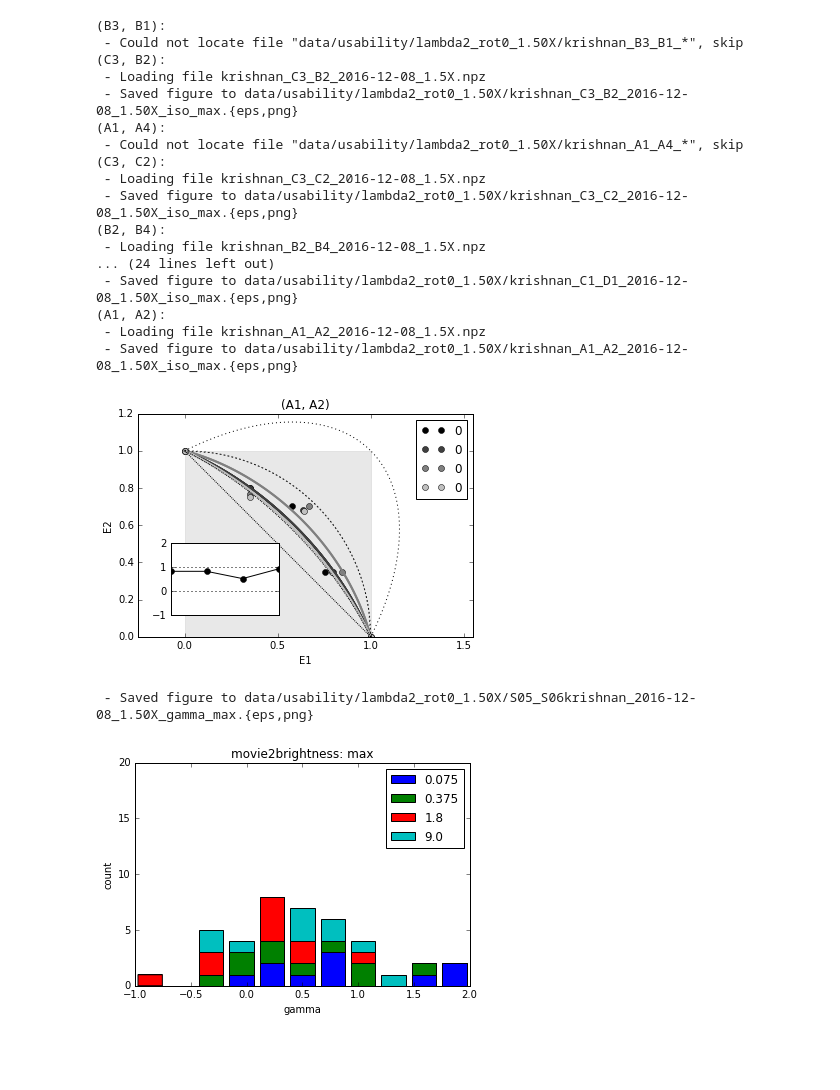
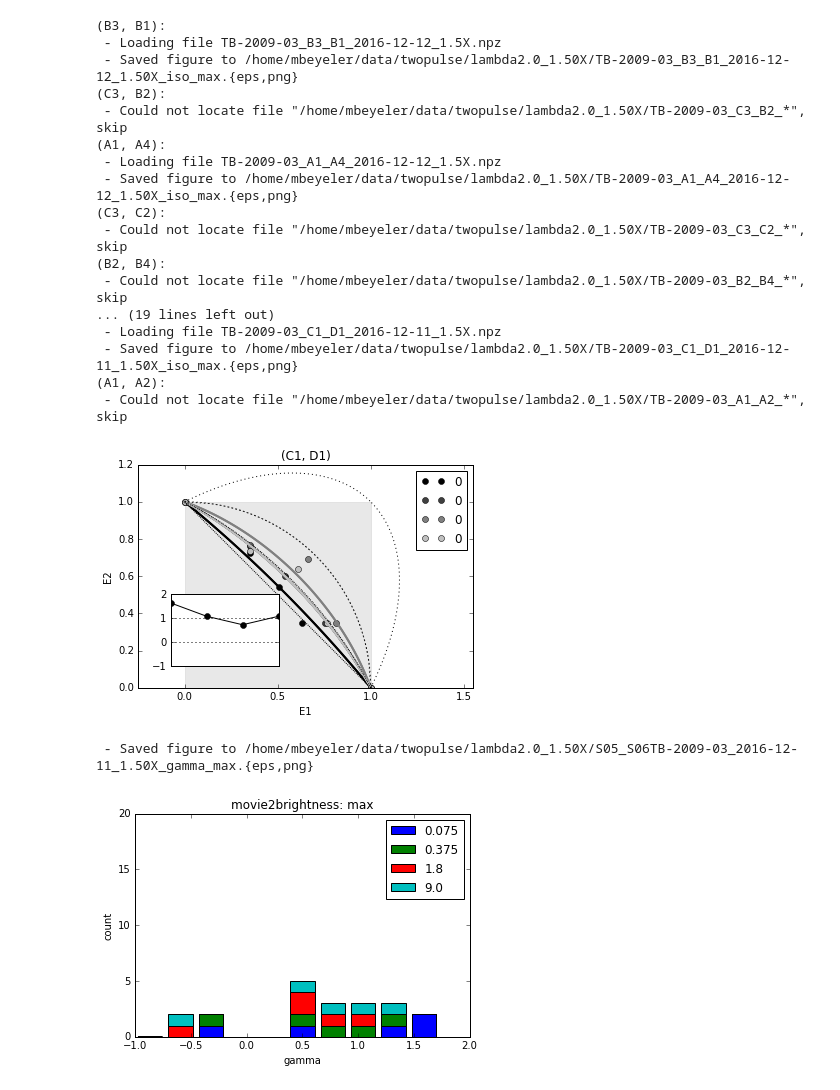
Before and after one commit to mbeyeler/pulse2percept, a Jupyter notebook: examples/notebooks/1.2-mb-exp-Horsager2011-analyze.ipynb, the cells around one changed output. Cells and saved outputs as stored; diff of their text form; code cells hidden in the pictures; blank space fills up the shorter version.

```diff
--- a/examples/notebooks/1.2-mb-exp-Horsager2011-analyze.ipynb
+++ b/examples/notebooks/1.2-mb-exp-Horsager2011-analyze.ipynb
@@ -243,8 +243,8 @@ for file in os.listdir(datapath):
 # Load simulated data
 
 mode = 'max'
-datapath = 'data/usability/lambda2_rot0_1.50X/'
-prefix = 'krishnan'
+datapath = '/home/mbeyeler/data/twopulse/lambda2.0_1.50X/'
+prefix = 'TB-2009-03'
 
 # all S06 + S05
 name_E1 = ['B3','C3','A1','C3','B2','B3','C1','A1','A4','C2','C4','A2',    'C3','C1','A1']
@@ -261,50 +261,50 @@ for E1, E2 in zip(name_E1, name_E2):
     filestr = '%s_%s_%s_' % (prefix, E1, E2)
     filename = find_file(datapath, filestr)
 
     if filename == '':
         print(' - Could not locate file "' + datapath + filestr + '*", skip')
         continue
     else:
         print(' - Loading file ' + filename)
 
     exp_data = np.load(datapath + filename)
     data = exp_data['data'][()]
     exp_params = exp_data['exp_params'][()]
 
     # calculate isobrightness curve
     amp1, amp2, gamma = get_isobrightness(data, exp_params, mode=mode, verbose=False)
     all_amp1.append(amp1)
     all_amp2.append(amp2)
     all_gamma.append(gamma)
     all_labels.append(E1 + '_' + E2)
 
     # find delays from file specs
     delay = np.unique(data['cond3']['delay'])
     plot_isobrightness(amp1, amp2, gamma, delay, exp_params, save_dir=datapath)
 # %% [output]
 (B3, B1):
- - Could not locate file "data/usability/lambda2_rot0_1.50X/krishnan_B3_B1_*", skip
+ - Loading file TB-2009-03_B3_B1_2016-12-12_1.5X.npz
+ - Saved figure to /home/mbeyeler/data/twopulse/lambda2.0_1.50X/TB-2009-03_B3_B1_2016-12-12_1.50X_iso_max.{eps,png}
 (C3, B2):
- - Loading file krishnan_C3_B2_2016-12-08_1.5X.npz
- - Saved figure to data/usability/lambda2_rot0_1.50X/krishnan_C3_B2_2016-12-08_1.50X_iso_max.{eps,png}
+ - Could not locate file "/home/mbeyeler/data/twopulse/lambda2.0_1.50X/TB-2009-03_C3_B2_*", skip
 (A1, A4):
- - Could not locate file "data/usability/lambda2_rot0_1.50X/krishnan_A1_A4_*", skip
+ - Loading file TB-2009-03_A1_A4_2016-12-12_1.5X.npz
+ - Saved figure to /home/mbeyeler/data/twopulse/lambda2.0_1.50X/TB-2009-03_A1_A4_2016-12-12_1.50X_iso_max.{eps,png}
 (C3, C2):
- - Loading file krishnan_C3_C2_2016-12-08_1.5X.npz
- - Saved figure to data/usability/lambda2_rot0_1.50X/krishnan_C3_C2_2016-12-08_1.50X_iso_max.{eps,png}
+ - Could not locate file "/home/mbeyeler/data/twopulse/lambda2.0_1.50X/TB-2009-03_C3_C2_*", skip
 (B2, B4):
- - Loading file krishnan_B2_B4_2016-12-08_1.5X.npz
-... (24 lines left out)
- - Saved figure to data/usability/lambda2_rot0_1.50X/krishnan_C1_D1_2016-12-08_1.50X_iso_max.{eps,png}
+ - Could not locate file "/home/mbeyeler/data/twopulse/lambda2.0_1.50X/TB-2009-03_B2_B4_*", skip
+... (19 lines left out)
+ - Loading file TB-2009-03_C1_D1_2016-12-11_1.5X.npz
+ - Saved figure to /home/mbeyeler/data/twopulse/lambda2.0_1.50X/TB-2009-03_C1_D1_2016-12-11_1.50X_iso_max.{eps,png}
 (A1, A2):
- - Loading file krishnan_A1_A2_2016-12-08_1.5X.npz
- - Saved figure to data/usability/lambda2_rot0_1.50X/krishnan_A1_A2_2016-12-08_1.50X_iso_max.{eps,png}
+ - Could not locate file "/home/mbeyeler/data/twopulse/lambda2.0_1.50X/TB-2009-03_A1_A2_*", skip
-[figure, old version]
+[figure, new version]
 # %%
 plot_gamma(all_gamma, delay, mode, prefix='S05_S06', save_dir=datapath)
 # %% [output]
- - Saved figure to data/usability/lambda2_rot0_1.50X/S05_S06krishnan_2016-12-08_1.50X_gamma_max.{eps,png}
+ - Saved figure to /home/mbeyeler/data/twopulse/lambda2.0_1.50X/S05_S06TB-2009-03_2016-12-11_1.50X_gamma_max.{eps,png}
-[figure, old version]
+[figure, new version]
 # %%
 plot_gamma(alan_gamma, delay, mode, prefix='S05_S06', save_dir=datapath)
 # %% [output]
```
Also changed, not shown: parts of 2 cells of this notebook, 4 other files.
